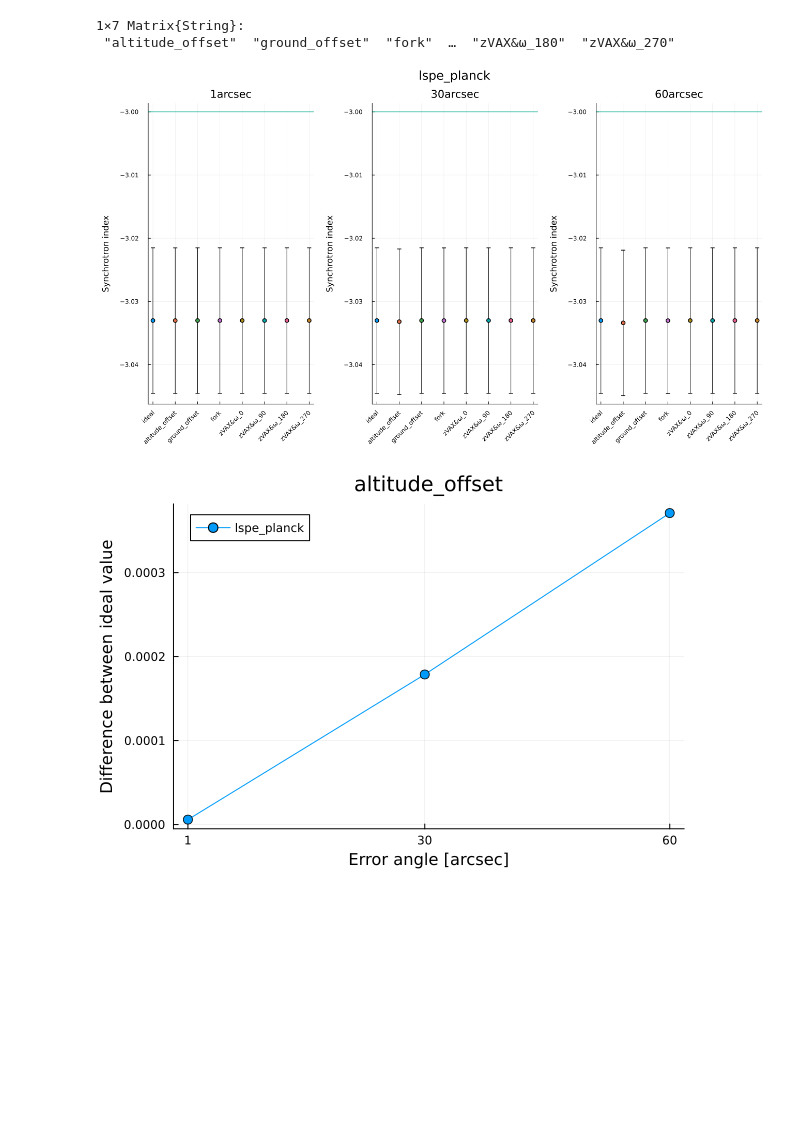
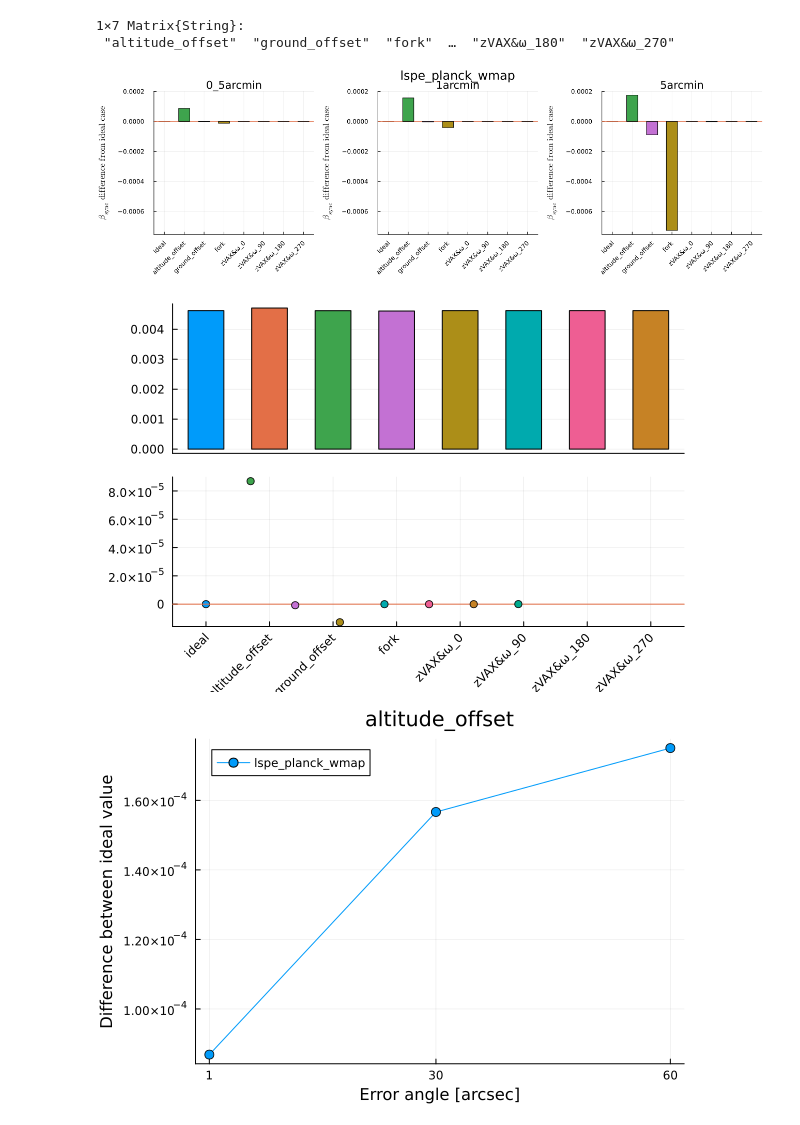
Before and after one commit to teob97/Master-Thesis-Pipeline, a Jupyter notebook: notebooks/fgbuster_plot.ipynb, the cells around one changed output. Drawn from its saved outputs; the diff is of its cells as text; code cells hidden in the pictures; blank space fills up the shorter version.

```diff
--- a/notebooks/fgbuster_plot.ipynb
+++ b/notebooks/fgbuster_plot.ipynb
@@ -11,20 +12,32 @@ function plot_results(
     instrument,
     parameter_indx
 )
-    plots = []
-    parameters = ["Synchrotron index"]
+    plots_1 = []
+    plots_2 = []
+    parameters = [L"Synchrotron index"]
     param_value = [-3.0]
     for e in error
-        a = scatter(["ideal"], [data[instrument][e]["ideal"]["x"][parameter_indx]], yerr = sqrt.(diag(data[instrument][e]["ideal"]["Sigma"]))[parameter_indx], legend = false)
+        ideal_value = [data[instrument][e]["ideal"]["x"][parameter_indx]]
+
+        a = bar(["ideal"], -3 .- [data[instrument][e]["ideal"]["x"][parameter_indx]], legend = false, kind = "bar")
         for i in labels
-            a = scatter!([i], [data[instrument][e][i]["x"][parameter_indx]], yerr = sqrt.(diag(data[instrument][e][i]["Sigma"]))[parameter_indx])
+            a = bar!([i], -3 .- [data[instrument][e][i]["x"][parameter_indx]])
         end
-        a = hline!([param_value[parameter_indx]], label = "PySM value")
         a = title!(e)
-        push!(plots, a)
+        push!(plots_1, a)
+
+        b = bar(["ideal"], ideal_value .- [data[instrument][e]["ideal"]["x"][parameter_indx]])
+        b = hline!([0])
+        for i in labels
+            b = bar!([i], ideal_value .- [data[instrument][e][i]["x"][parameter_indx]], legend = false)
+        end
+        b = title!(e)
+        push!(plots_2, b)
     end
-    plot(plots..., size = (1300, 400), layout = (1,3),xrotation=45, bottom_margin = 11Plots.mm, left_margin = 7Plots.mm, link=:y, plot_title = instrument)
-    yaxis!(parameters[parameter_indx])
+    #a = plot(plots_1..., size = (1300, 400), layout = (1,3), bottom_margin = 11Plots.mm, left_margin = 7Plots.mm, link=:all)
+    a = plot(plots_2..., size = (1300, 400), layout = (1,3),xrotation=45, bottom_margin = 11Plots.mm, left_margin = 7Plots.mm, link=:all)
+    #plot(a,b, layout=(2,1))
+    plot(a, plot_title = instrument)
 end
 # %% [output]
 plot_results (generic function with 1 method)
@@ -47,14 +60,34 @@ end
 # %%
 plots = []
 for i in instrument
     push!(plots, plot_results(data, error, i, 1))
 end
-plot(plots..., layout = (3,1), size = (1300, 750))
+plot(plots..., layout = (3,1), size = (1300, 400), link=:x)
+yaxis!(L"\textrm{β_{sync}\ difference \ from \ ideal \ case}")
 # %% [output]
-[figure, old version]
+[figure, new version]
+# %%
+e = "0_5arcmin"
+ideal_value = [data["lspe_planck_wmap"][e]["ideal"]["x"][1]]
+
+a = bar(xticks=false)
+a = bar!(["ideal"], -3 .- [data["lspe_planck_wmap"][e]["ideal"]["x"][1]], legend = false)
+for i in labels
+    a = bar!([i], -3 .- [data["lspe_planck_wmap"][e][i]["x"][1]])
+end
+
+b = plot(["ideal"], ideal_value .- [data["lspe_planck_wmap"][e]["ideal"]["x"][1]], seriestype=:scatter)
+b = hline!([0])
+for i in labels
+    b = plot!([i], ideal_value .- [data["lspe_planck_wmap"][e][i]["x"][1]], legend = false, seriestype=:scatter)
+end
+
+plot(a,b, layout=(2,1), xrotation=45, link=:x)
+# %% [output]
+[figure, added]
 # %%
 l = "altitude_offset"
-i = "lspe_planck"
+i = "lspe_planck_wmap"
 
 ideal = [data[i][k]["ideal"]["x"][1] for k in error]
 ideal_sigma = [ sqrt.(diag(data[i][k]["ideal"]["Sigma"]))[1] for k in error]
@@ -71,5 +104,5 @@ xaxis!("Error angle [arcsec]")
 yaxis!("Difference between ideal value")
 title!(l)
 # %% [output]
-[figure, old version]
+[figure, new version]
 # %%
```
Also changed, not shown: parts of 3 cells of this notebook, 8 other files.
